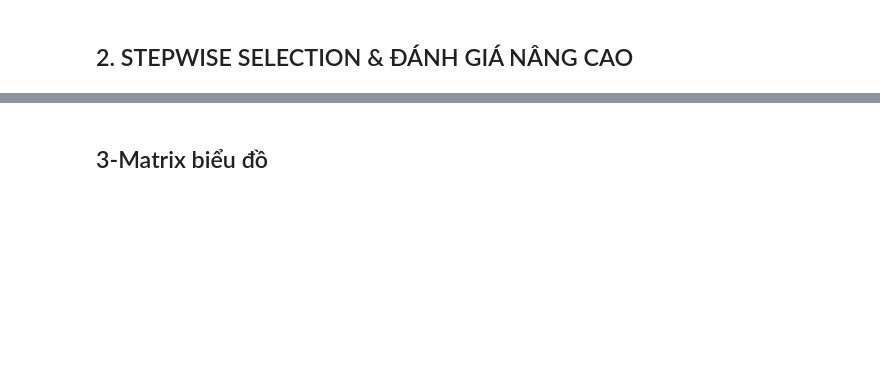
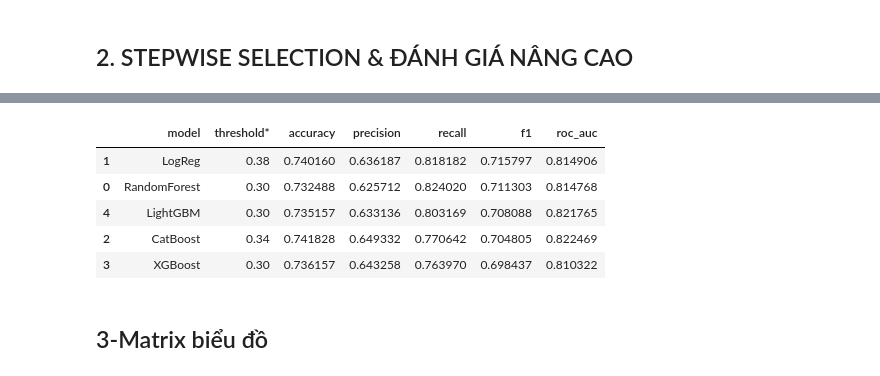
Before and after one commit to tranco123/NCKH_Thoi_Tiet, a Jupyter notebook: Tong_Hop/nckh.ipynb, the cells around one changed output, grey strips where cells are left out. Drawn from its saved outputs; the diff is of its cells as text; code cells hidden in the pictures; blank space fills up the shorter version.

```diff
--- a/Tong_Hop/nckh.ipynb
+++ b/Tong_Hop/nckh.ipynb
@@ -1013,0 +1014,83 @@ plt.show()
+# %%
+print_section("7. ĐÁNH GIÁ HOLDOUT (TEST CUỐI CHUỖI)")
+
+from sklearn.base import clone
+from sklearn.metrics import accuracy_score, precision_score, recall_score, f1_score, roc_auc_score
+
+# 1. Bộ mô hình đánh giá cuối
+best_models = {
+    "RandomForest": RandomForestClassifier(n_estimators=100, random_state=42, n_jobs=-1),
+    "LogReg": LogisticRegression(max_iter=1000, solver='liblinear', random_state=42),
+    "CatBoost": CatBoostClassifier(n_estimators=100, verbose=0, random_state=42, allow_writing_files=False),
+    "XGBoost": XGBClassifier(n_estimators=100, use_label_encoder=False, eval_metric='logloss', random_state=42),
+    "LightGBM": LGBMClassifier(n_estimators=100, random_state=42, verbose=-1)
+}
+
+# 2. Lấy đúng bộ feature tối ưu từ stepwise
+X_train_final = X_train[BEST_FINAL_FEATURES].copy()
+X_test_final = X_test[BEST_FINAL_FEATURES].copy()
+
+X_train_scaled_final = X_train_scaled[BEST_FINAL_FEATURES].copy()
+X_test_scaled_final = X_test_scaled[BEST_FINAL_FEATURES].copy()
+
+# 3. Hàm tìm ngưỡng tối ưu theo F1
+def tim_threshold_toi_uu(y_true, y_prob):
+    cac_nguong = np.arange(0.30, 0.71, 0.01)
+
+    threshold_tot_nhat = 0.50
+    f1_tot_nhat = -1
+
+    for nguong in cac_nguong:
+        y_pred = (y_prob >= nguong).astype(int)
+        diem_f1 = f1_score(y_true, y_pred, zero_division=0)
+
+        if diem_f1 > f1_tot_nhat:
+            f1_tot_nhat = diem_f1
+            threshold_tot_nhat = nguong
+
+    return threshold_tot_nhat, f1_tot_nhat
+
+# 4. Hàm đánh giá từng mô hình
+def evaluate_model(name, model, X_te, y_te):
+    model_copy = clone(model)
+
+    if name == "LogReg":
+        model_copy.fit(X_train_scaled_final, y_train)
+        y_prob = model_copy.predict_proba(X_test_scaled_final)[:, 1]
+    else:
+        model_copy.fit(X_train_final, y_train)
+        y_prob = model_copy.predict_proba(X_test_final)[:, 1]
+
+    threshold_best, _ = tim_threshold_toi_uu(y_te, y_prob)
+    y_pred = (y_prob >= threshold_best).astype(int)
+
+    return {
+        "model": name,
+        "threshold*": round(threshold_best, 2),
+        "accuracy": accuracy_score(y_te, y_pred),
+        "precision": precision_score(y_te, y_pred, zero_division=0),
+        "recall": recall_score(y_te, y_pred, zero_division=0),
+        "f1": f1_score(y_te, y_pred, zero_division=0),
+        "roc_auc": roc_auc_score(y_te, y_prob)
+    }
+
+# 5. Chạy đánh giá holdout
+holdout_reports = []
+
+for name, model in best_models.items():
+    rep = evaluate_model(name, model, X_test_final, y_test)
+    holdout_reports.append(rep)
+
+holdout_df = pd.DataFrame(holdout_reports).sort_values("f1", ascending=False)
+
+holdout_df = holdout_df[["model", "threshold*", "accuracy", "precision", "recall", "f1", "roc_auc"]]
+
+holdout_df["threshold*"] = holdout_df["threshold*"].round(2)
+holdout_df["accuracy"] = holdout_df["accuracy"].round(6)
+holdout_df["precision"] = holdout_df["precision"].round(6)
+holdout_df["recall"] = holdout_df["recall"].round(6)
+holdout_df["f1"] = holdout_df["f1"].round(6)
+holdout_df["roc_auc"] = holdout_df["roc_auc"].round(6)
+
+display(holdout_df)
+# %% [output]
@@ -1014,3 +1100,9 @@ plt.show()
+|  | model | threshold* | accuracy | precision | recall | f1 | roc_auc |
+| 1 | LogReg | 0.38 | 0.740160 | 0.636187 | 0.818182 | 0.715797 | 0.814906 |
+| 0 | RandomForest | 0.30 | 0.732488 | 0.625712 | 0.824020 | 0.711303 | 0.814768 |
+| 4 | LightGBM | 0.30 | 0.735157 | 0.633136 | 0.803169 | 0.708088 | 0.821765 |
+| 2 | CatBoost | 0.34 | 0.741828 | 0.649332 | 0.770642 | 0.704805 | 0.822469 |
+| 3 | XGBoost | 0.30 | 0.736157 | 0.643258 | 0.763970 | 0.698437 | 0.810322 |
 # %% [markdown]
 ## 3-Matrix biểu đồ
 # %%
```
Also changed, not shown: parts of 4 cells of this notebook, 7 other files.
